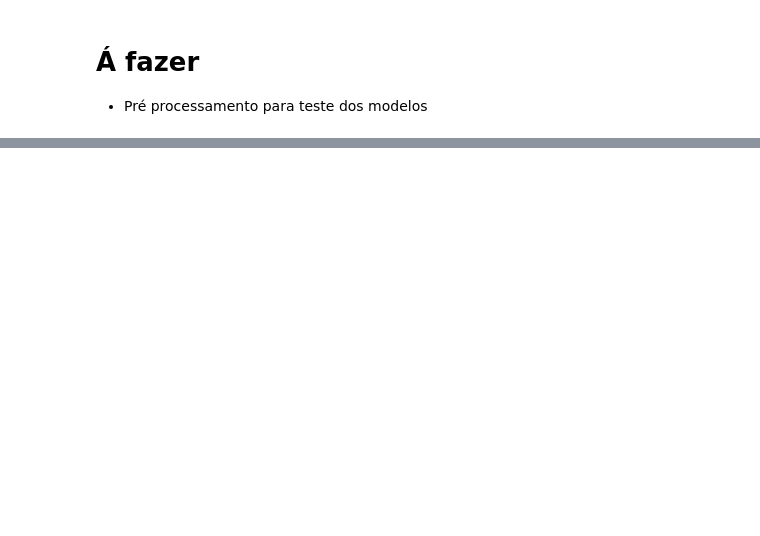
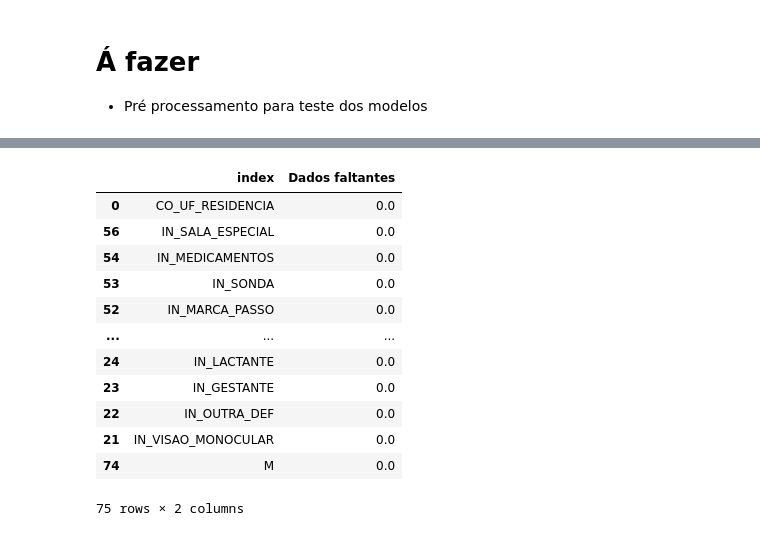
Before and after one commit to modestto/Kaggle-ML---ENEM, a Jupyter notebook: ML_ENEM.ipynb, the cells around one changed output, grey strips where cells are left out. Drawn from its saved outputs; the diff is of its cells as text; code cells hidden in the pictures; blank space fills up the shorter version.

```diff
--- a/ML_ENEM.ipynb
+++ b/ML_ENEM.ipynb
@@ -177,0 +149,16 @@ matriz_correlacao.style.background_gradient(cmap='coolwarm')
+# %%
+train_clean.isna().mean().reset_index(name="Dados faltantes").sort_values(by="Dados faltantes", ascending=False)
+# %% [output]
+|  | index | Dados faltantes |
+| 0 | CO_UF_RESIDENCIA | 0.0 |
+| 56 | IN_SALA_ESPECIAL | 0.0 |
+| 54 | IN_MEDICAMENTOS | 0.0 |
+| 53 | IN_SONDA | 0.0 |
+| 52 | IN_MARCA_PASSO | 0.0 |
+| ... | ... | ... |
+| 24 | IN_LACTANTE | 0.0 |
+| 23 | IN_GESTANTE | 0.0 |
+| 22 | IN_OUTRA_DEF | 0.0 |
+| 21 | IN_VISAO_MONOCULAR | 0.0 |
+| 74 | M | 0.0 |
+75 rows × 2 columns
```
Also changed, not shown: parts of 56 cells of this notebook.
